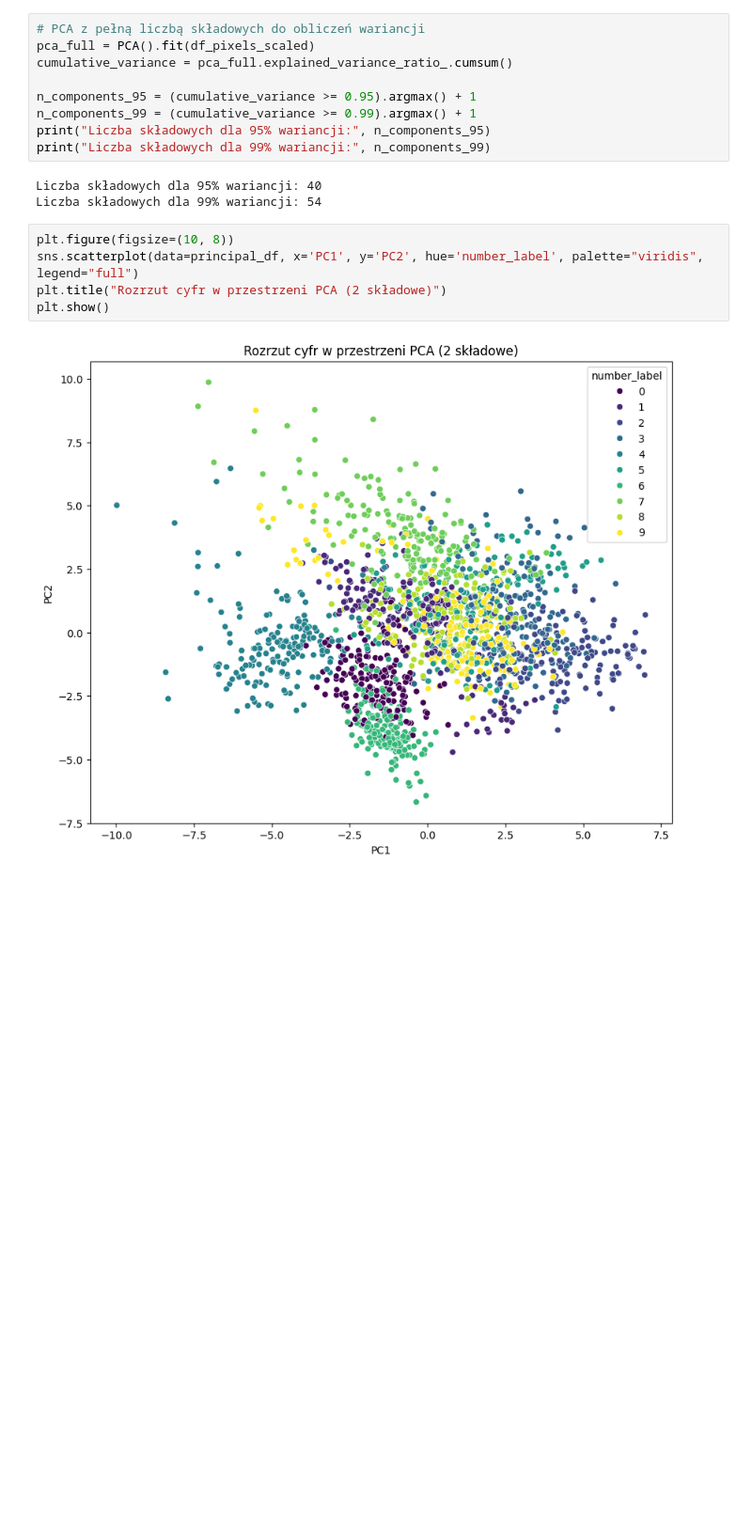
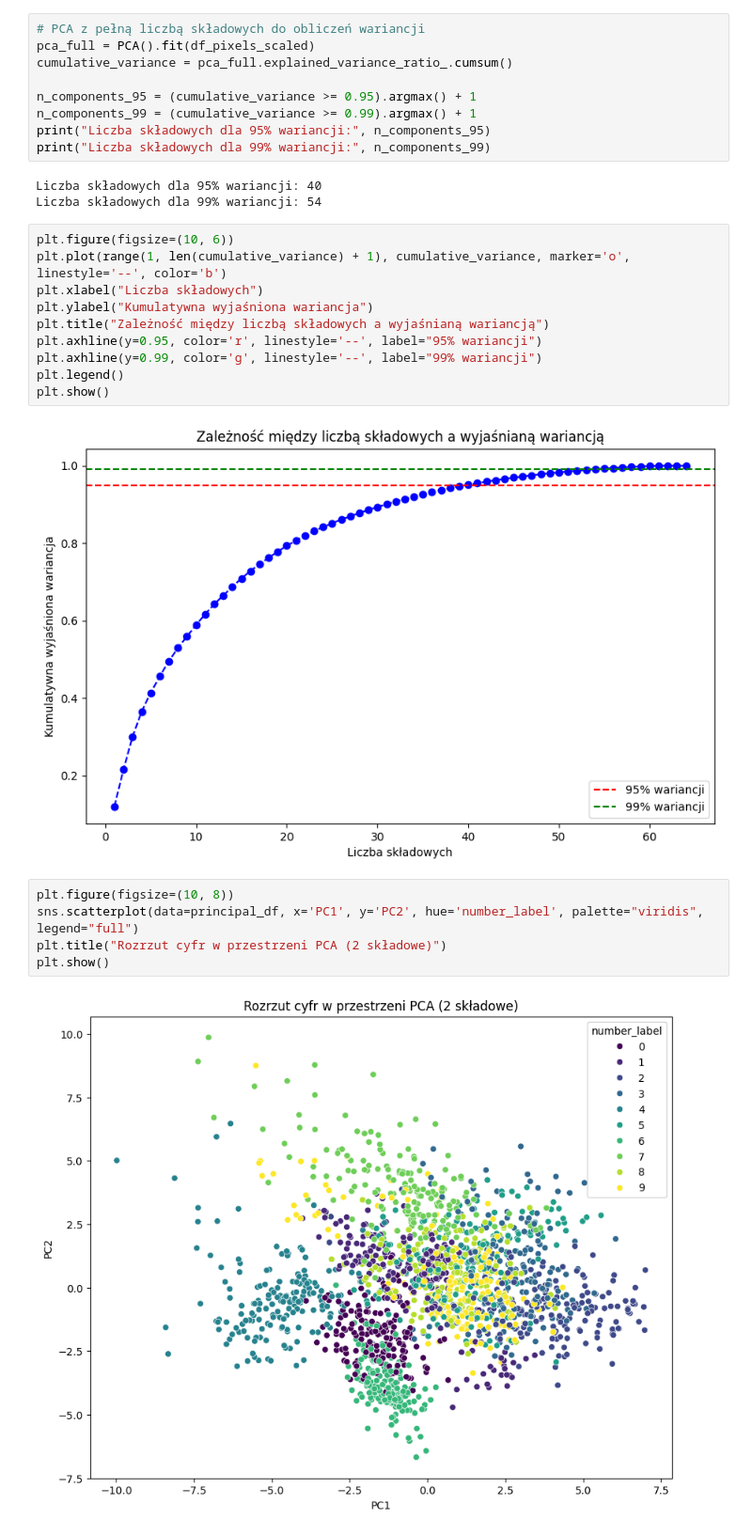
Before and after one commit to juliaduch/maszynowa_analiza_danych, a Jupyter notebook: Duch_Julia_LMAD_PSI_L5.ipynb, the cells around one changed output. Shown at 94% size. Drawn from its saved outputs; the diff is of its cells as text; blank space fills up the shorter version.

```diff
--- a/Duch_Julia_LMAD_PSI_L5.ipynb
+++ b/Duch_Julia_LMAD_PSI_L5.ipynb
@@ -371,6 +371,18 @@ print("Liczba składowych dla 99% wariancji:", n_components_99)
 # %% [output]
 Liczba składowych dla 95% wariancji: 40
 Liczba składowych dla 99% wariancji: 54
+# %%
+plt.figure(figsize=(10, 6))
+plt.plot(range(1, len(cumulative_variance) + 1), cumulative_variance, marker='o', linestyle='--', color='b')
+plt.xlabel("Liczba składowych")
+plt.ylabel("Kumulatywna wyjaśniona wariancja")
+plt.title("Zależność między liczbą składowych a wyjaśnianą wariancją")
+plt.axhline(y=0.95, color='r', linestyle='--', label="95% wariancji")
+plt.axhline(y=0.99, color='g', linestyle='--', label="99% wariancji")
+plt.legend()
+plt.show()
+# %% [output]
+[figure, added]
 # %%
 plt.figure(figsize=(10, 8))
 sns.scatterplot(data=principal_df, x='PC1', y='PC2', hue='number_label', palette="viridis", legend="full")
```
Also changed, not shown: parts of 2 cells of this notebook.
